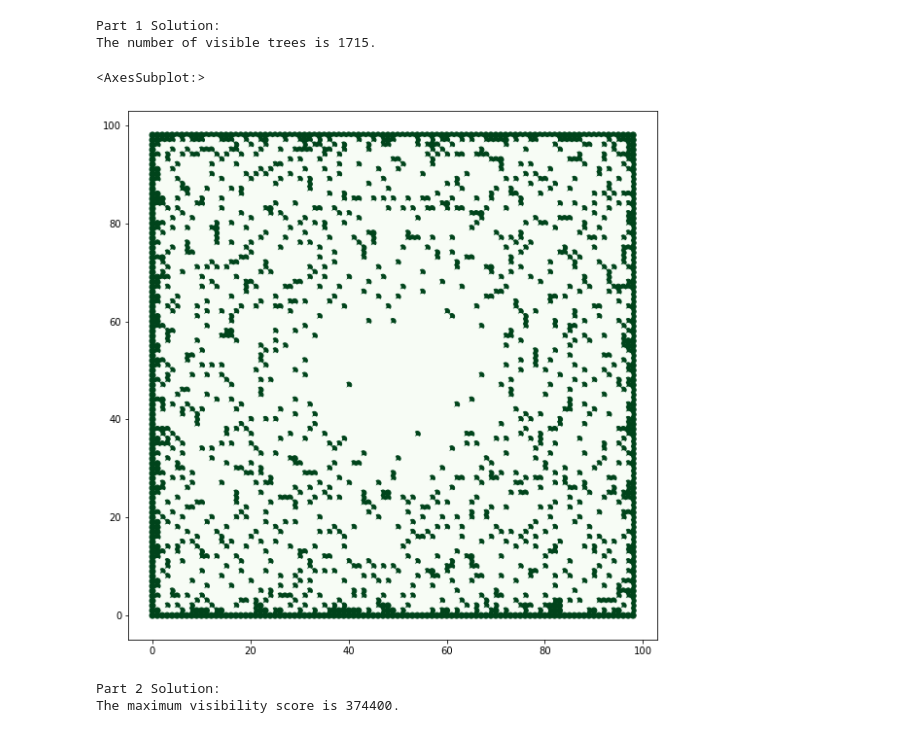
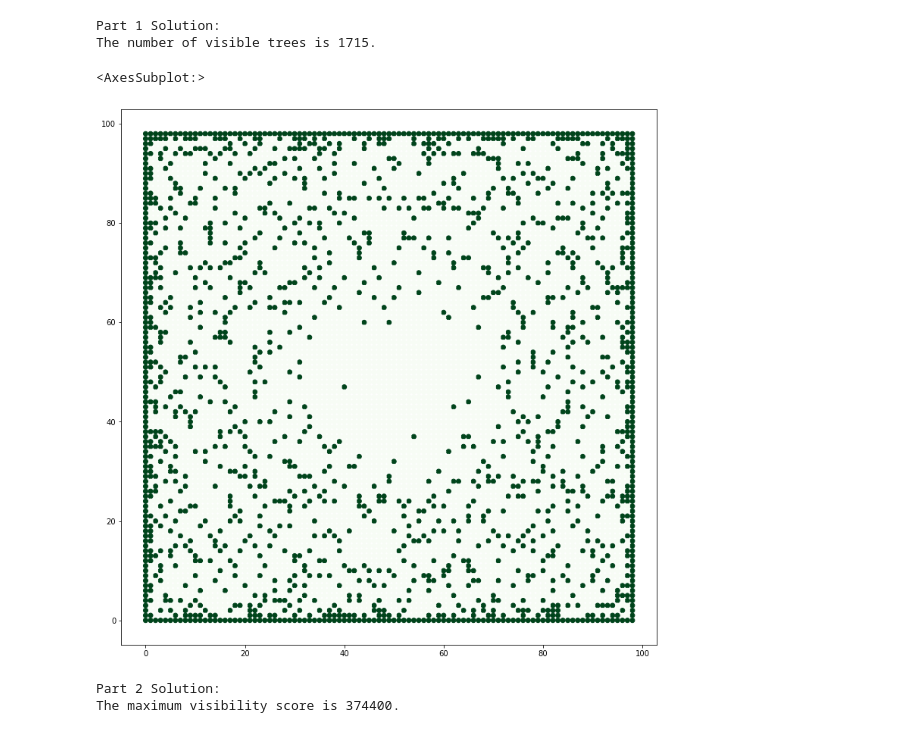
Before and after one commit to christyheaton/advent2022, a Jupyter notebook: day8.ipynb, the cells around one changed output. Drawn from its saved outputs; the diff is of its cells as text; code cells hidden in the pictures.

Commit message:
Increase plot sizes

```diff
--- a/day8.ipynb
+++ b/day8.ipynb
@@ -105,10 +105,10 @@ The number of visible trees is 1715.
 # %%
 gdf.plot('visible',
          cmap='Greens',
-         figsize=(10,10))
+         figsize=(13,13))
 # %% [output]
 <AxesSubplot:>
-[figure, old version]
+[figure, new version]
 # %%
 score_cols =[col for col in gdf if col.startswith('view_score')]
 gdf[score_cols] = gdf[score_cols].replace(0,1)
```
Also changed, not shown: parts of 2 cells of this notebook.
